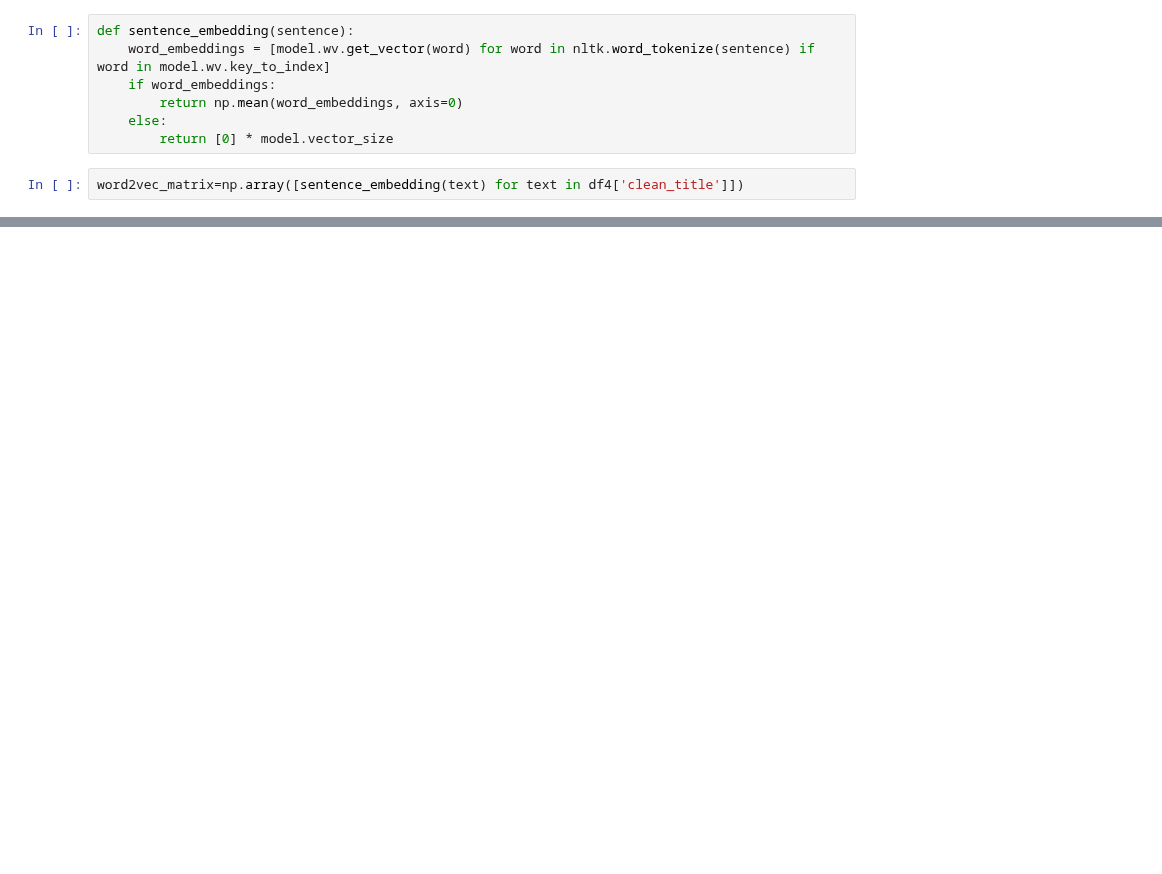
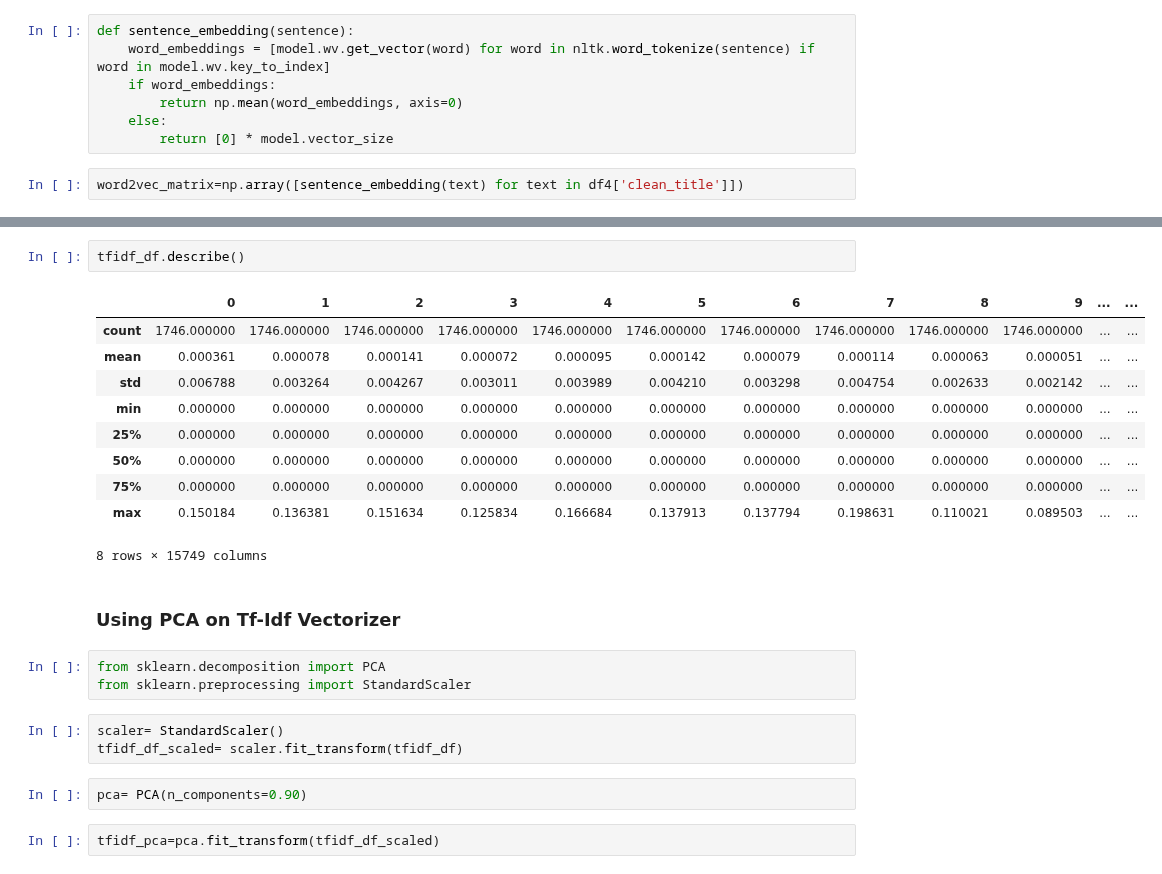
Before and after one commit to 37nomad/Stock-Sentiment-Analysis-Using-Machine-Learning, a Jupyter notebook: Finance_Project/Project2.ipynb, the cells around one changed output, grey strips where cells are left out. Cells and saved outputs as stored; diff of their text form; blank space fills up the shorter version.

```diff
--- a/Finance_Project/Project2.ipynb
+++ b/Finance_Project/Project2.ipynb
@@ -539,0 +631,25 @@ array([[-0.13198017,  0.5215934 , -0.0014466 , ..., -0.36259514,
+# %%
+tfidf_df.describe()
+# %% [output]
+|  | 0 | 1 | 2 | 3 | 4 | 5 | 6 | 7 | 8 | 9 | ... | ... |
+| count | 1746.000000 | 1746.000000 | 1746.000000 | 1746.000000 | 1746.000000 | 1746.000000 | 1746.000000 | 1746.000000 | 1746.000000 | 1746.000000 | ... | ... |
+| mean | 0.000361 | 0.000078 | 0.000141 | 0.000072 | 0.000095 | 0.000142 | 0.000079 | 0.000114 | 0.000063 | 0.000051 | ... | ... |
+| std | 0.006788 | 0.003264 | 0.004267 | 0.003011 | 0.003989 | 0.004210 | 0.003298 | 0.004754 | 0.002633 | 0.002142 | ... | ... |
+| min | 0.000000 | 0.000000 | 0.000000 | 0.000000 | 0.000000 | 0.000000 | 0.000000 | 0.000000 | 0.000000 | 0.000000 | ... | ... |
+| 25% | 0.000000 | 0.000000 | 0.000000 | 0.000000 | 0.000000 | 0.000000 | 0.000000 | 0.000000 | 0.000000 | 0.000000 | ... | ... |
+| 50% | 0.000000 | 0.000000 | 0.000000 | 0.000000 | 0.000000 | 0.000000 | 0.000000 | 0.000000 | 0.000000 | 0.000000 | ... | ... |
+| 75% | 0.000000 | 0.000000 | 0.000000 | 0.000000 | 0.000000 | 0.000000 | 0.000000 | 0.000000 | 0.000000 | 0.000000 | ... | ... |
+| max | 0.150184 | 0.136381 | 0.151634 | 0.125834 | 0.166684 | 0.137913 | 0.137794 | 0.198631 | 0.110021 | 0.089503 | ... | ... |
+8 rows × 15749 columns
+# %% [markdown]
+### Using PCA on Tf-Idf Vectorizer
+# %%
+from sklearn.decomposition import PCA
+from sklearn.preprocessing import StandardScaler
+# %%
+scaler= StandardScaler()
+tfidf_df_scaled= scaler.fit_transform(tfidf_df)
+# %%
+pca= PCA(n_components=0.90)
+# %%
+tfidf_pca=pca.fit_transform(tfidf_df_scaled)
```
Also changed, not shown: parts of 39 cells of this notebook.
